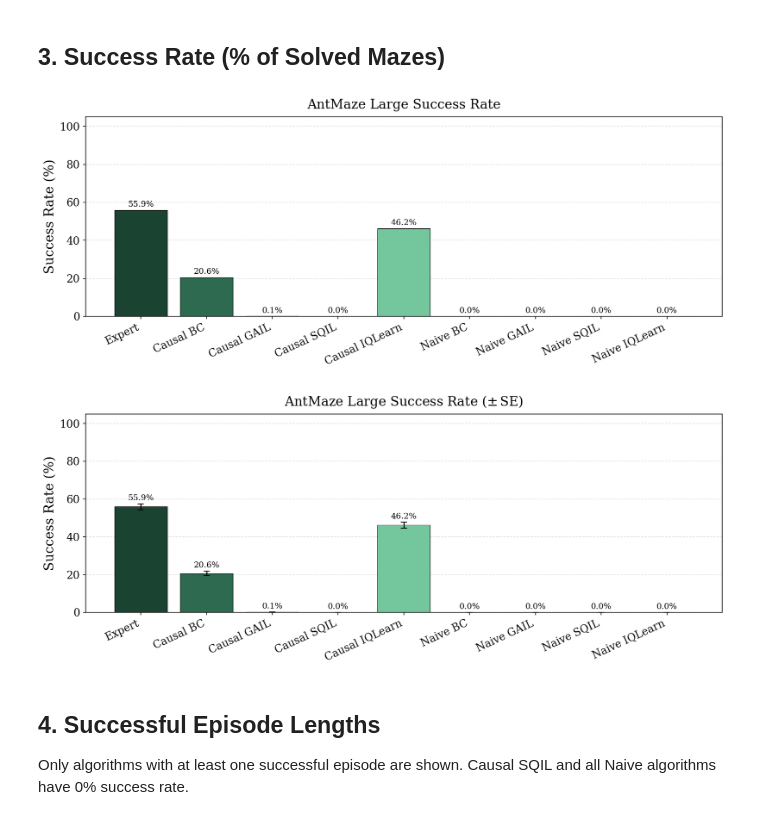
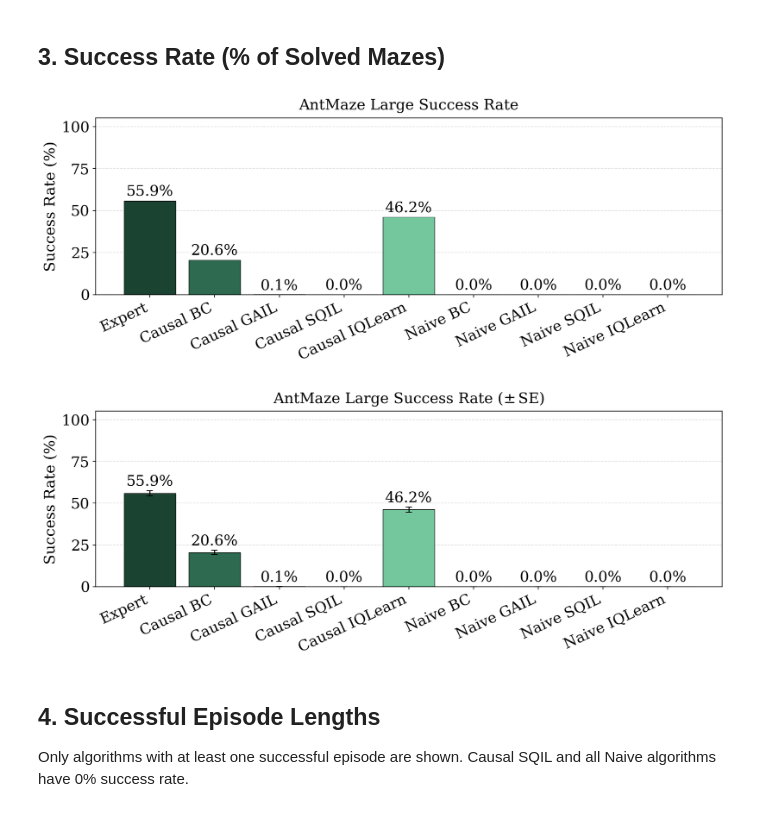
Before and after one commit to CausalAILab/Causal-RL, a Jupyter notebook: examples/experiments/plots_antlarge.ipynb, the cells around one changed output. Saved outputs shown, nothing was run; the diff lists cells and outputs as text; code cells hidden in the pictures.

```diff
--- a/examples/experiments/plots_antlarge.ipynb
+++ b/examples/experiments/plots_antlarge.ipynb
@@ -9,11 +9,11 @@ import matplotlib
 
 plt.rcParams.update({
     "font.family": "serif",
-    "font.size": 14,
-    "axes.titlesize": 16,
-    "axes.labelsize": 16,
-    "xtick.labelsize": 13,
-    "ytick.labelsize": 13,
+    "font.size": 18,
+    "axes.titlesize": 18,
+    "axes.labelsize": 18,
+    "xtick.labelsize": 18,
+    "ytick.labelsize": 18,
     "figure.dpi": 150,
 })
 
@@ -209,7 +209,7 @@ ax.set_ylabel('Success Rate (%)')
 ax.set_title('AntMaze Large Success Rate', pad=10)
 for bar, v in zip(bars, success_rates):
     ax.text(bar.get_x() + bar.get_width()/2, v + 1.0, f'{v:.1f}%',
-            ha='center', va='bottom', fontsize=10)
+            ha='center', va='bottom', fontsize=18)
 ax.set_ylim(0, 105)
 ax.yaxis.grid(True, linestyle='--', alpha=0.4)
 ax.set_axisbelow(True)
@@ -217,27 +217,27 @@ plt.tight_layout()
 fig.savefig(f'{PLOTS_DIR}/antlarge_success_rate.pdf', dpi=300, bbox_inches='tight')
 plt.show()
 # %% [output]
-[figure, old version]
+[figure, new version]
 # %%
 fig, ax = plt.subplots(figsize=(12, 5))
 bars = ax.bar(x, success_rates, yerr=success_se, capsize=4,
               color=colors, edgecolor='black', linewidth=0.6,
               error_kw={'linewidth': 1.2, 'capthick': 1.0})
 ax.set_xticks(x)
 ax.set_xticklabels(algorithms, rotation=25, ha='right')
 ax.set_ylabel('Success Rate (%)')
 ax.set_title('AntMaze Large Success Rate ($\\pm\\,$SE)', pad=10)
 for bar, v, se in zip(bars, success_rates, success_se):
     ax.text(bar.get_x() + bar.get_width()/2, v + se + 1.0, f'{v:.1f}%',
-            ha='center', va='bottom', fontsize=10)
+            ha='center', va='bottom', fontsize=18)
 ax.set_ylim(0, 105)
 ax.yaxis.grid(True, linestyle='--', alpha=0.4)
 ax.set_axisbelow(True)
 plt.tight_layout()
 fig.savefig(f'{PLOTS_DIR}/antlarge_success_rate_with_se.pdf', dpi=300, bbox_inches='tight')
 plt.show()
 # %% [output]
-[figure, old version]
+[figure, new version]
 # %% [markdown]
 ## 4. Successful Episode Lengths
 
```
Also changed, not shown: 17 other files.
